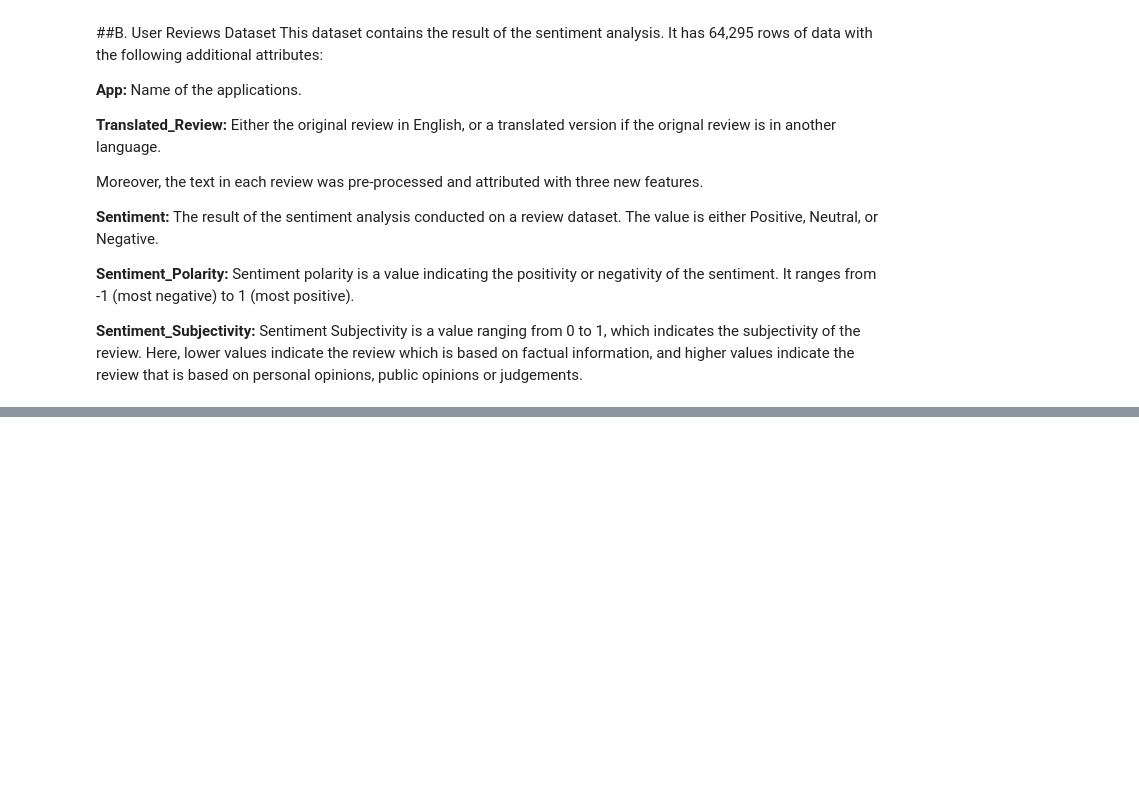
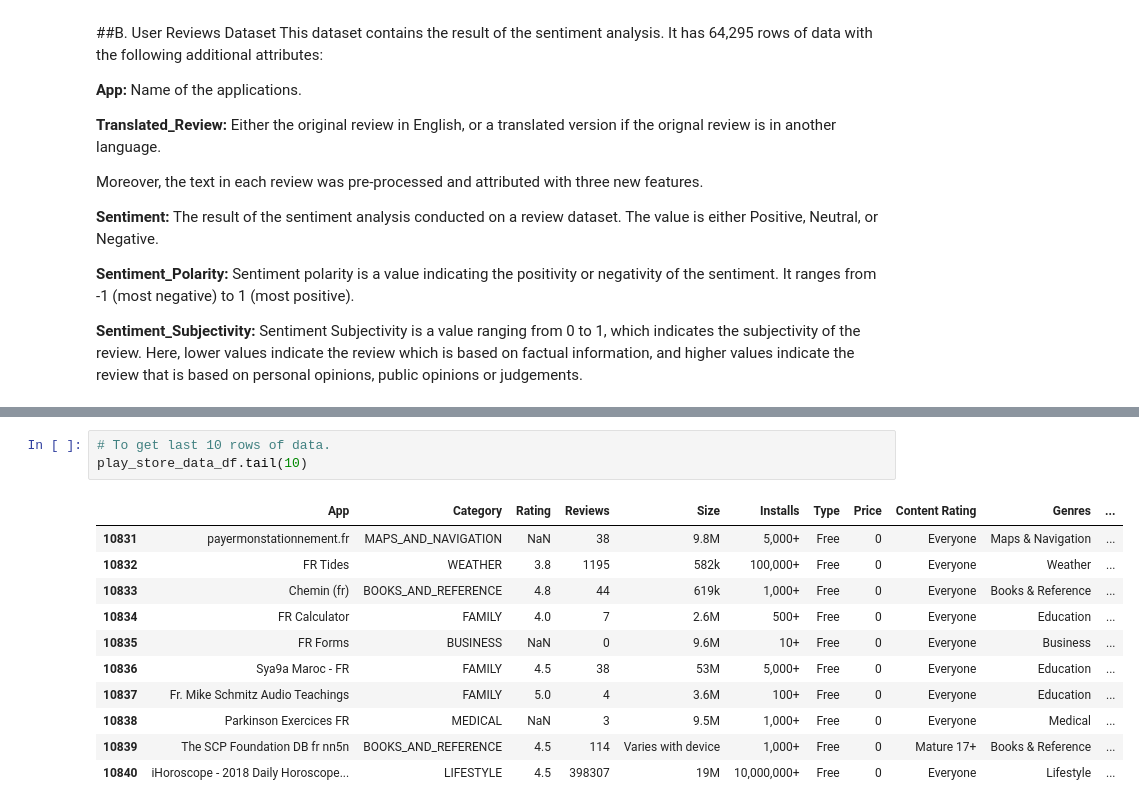
Before and after one commit to UdayFirake/EDA-Play_Store_App_Review_Analysis, a Jupyter notebook: Capstone_Project_1_EDA_Play_Store_App_Review_Analysis.ipynb, the cells around one changed output, grey strips where cells are left out. Saved outputs shown, nothing was run; the diff lists cells and outputs as text; blank space fills up the shorter version.

```diff
--- a/Capstone_Project_1_EDA_Play_Store_App_Review_Analysis.ipynb
+++ b/Capstone_Project_1_EDA_Play_Store_App_Review_Analysis.ipynb
@@ -104,0 +161,15 @@ Moreover, the text in each review was pre-processed and attributed with three ne
+# %%
+# To get last 10 rows of data.
+play_store_data_df.tail(10)
+# %% [output]
+|  | App | Category | Rating | Reviews | Size | Installs | Type | Price | Content Rating | Genres | ... |
+| 10831 | payermonstationnement.fr | MAPS_AND_NAVIGATION | NaN | 38 | 9.8M | 5,000+ | Free | 0 | Everyone | Maps & Navigation | ... |
+| 10832 | FR Tides | WEATHER | 3.8 | 1195 | 582k | 100,000+ | Free | 0 | Everyone | Weather | ... |
+| 10833 | Chemin (fr) | BOOKS_AND_REFERENCE | 4.8 | 44 | 619k | 1,000+ | Free | 0 | Everyone | Books & Reference | ... |
+| 10834 | FR Calculator | FAMILY | 4.0 | 7 | 2.6M | 500+ | Free | 0 | Everyone | Education | ... |
+| 10835 | FR Forms | BUSINESS | NaN | 0 | 9.6M | 10+ | Free | 0 | Everyone | Business | ... |
+| 10836 | Sya9a Maroc - FR | FAMILY | 4.5 | 38 | 53M | 5,000+ | Free | 0 | Everyone | Education | ... |
+| 10837 | Fr. Mike Schmitz Audio Teachings | FAMILY | 5.0 | 4 | 3.6M | 100+ | Free | 0 | Everyone | Education | ... |
+| 10838 | Parkinson Exercices FR | MEDICAL | NaN | 3 | 9.5M | 1,000+ | Free | 0 | Everyone | Medical | ... |
+| 10839 | The SCP Foundation DB fr nn5n | BOOKS_AND_REFERENCE | 4.5 | 114 | Varies with device | 1,000+ | Free | 0 | Mature 17+ | Books & Reference | ... |
+| 10840 | iHoroscope - 2018 Daily Horoscope... | LIFESTYLE | 4.5 | 398307 | 19M | 10,000,000+ | Free | 0 | Everyone | Lifestyle | ... |
```
Also changed, not shown: parts of 16 cells of this notebook.
